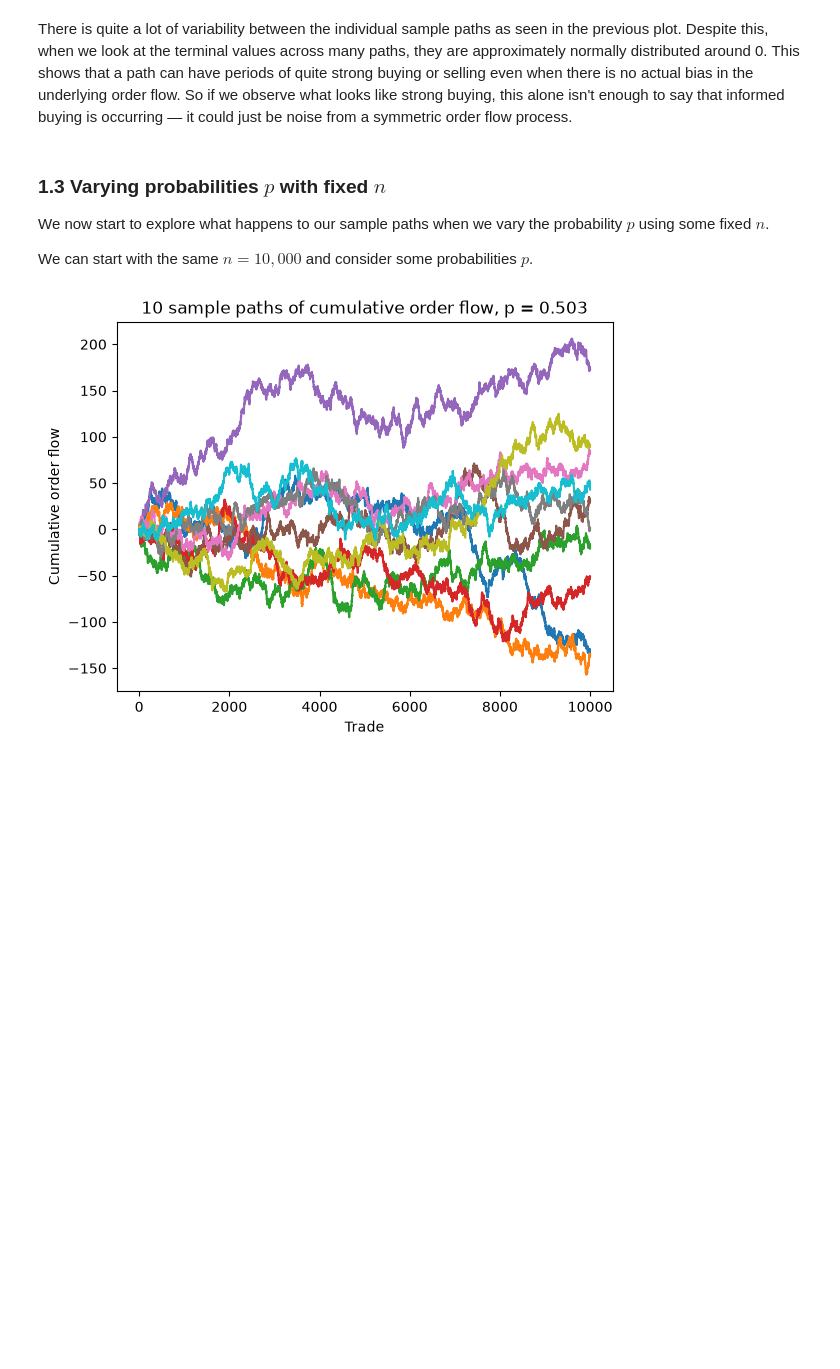
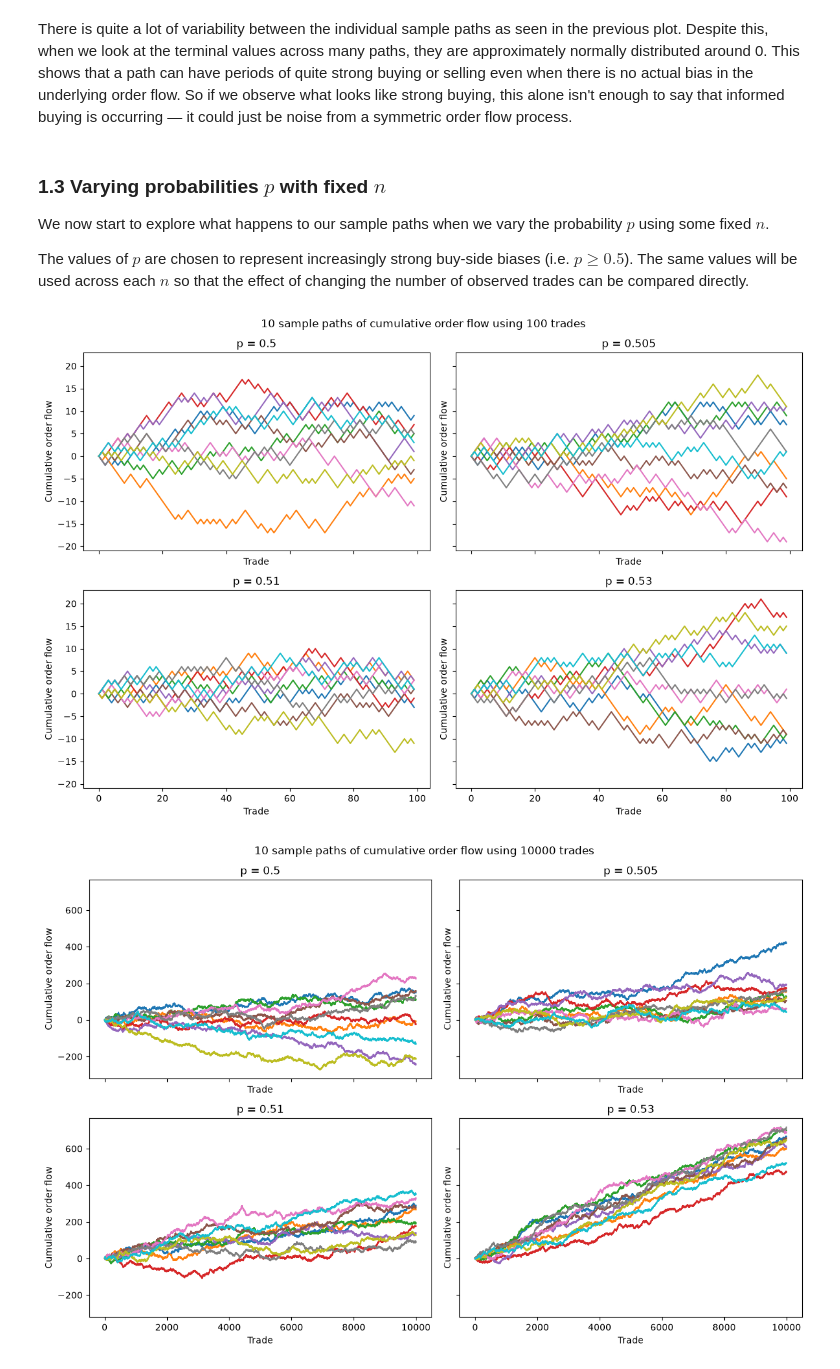
Before and after one commit to ApolloVo-Truong00/Order-flow-regime-detection, a Jupyter notebook: project testing.ipynb, the cells around one changed output. Saved outputs shown, nothing was run; the diff lists cells and outputs as text; code cells hidden in the pictures; blank space fills up the shorter version.

```diff
--- a/project testing.ipynb
+++ b/project testing.ipynb
@@ -153,23 +153,55 @@ There is quite a lot of variability between the individual sample paths as seen
 
 We now start to explore what happens to our sample paths when we vary the probability $p$ using some fixed $n$.
 
-We can start with the same $n = 10,000$ and consider some probabilities $p$.
+The values of $p$ are chosen to represent increasingly strong buy-side biases (i.e. $p \geq 0.5$). The same values will be used across each $n$ so that the effect of changing the number of observed trades can be compared directly.
 # %%
-# cumulative order flow simulation under different probabilities and n = 10000 steps
-n = 10**4
-p = 0.503
+# function that plots the cumulative order flows using different N, n, and p
+def plot_cum_order_flow(N, n, p_values):
+    """
+    Inputs:
+    N: number of sample paths
+    n: number of trades
+    p_values: probabilities of a buy
+    """
 
-# plotting N = 10 different sample paths
-N = 10
-for i in range(N):
-    # cumulative sample paths
-    X, S = cum_ord_flow(n = n, p = p)
-    plt.plot(np.arange(n), S)
+    # cumulative order flow simulation under different probabilities
 
-# plotting cumulative order flow
-plt.title(f"10 sample paths of cumulative order flow, p = {p}")
-plt.xlabel("Trade")
-plt.ylabel("Cumulative order flow")
-plt.show()
+    fig, axes = plt.subplots(
+        2, 2,
+        figsize=(12, 8),
+        sharex=True,
+        sharey=True
+    )
+
+    # for different p
+    for ax, p in zip(axes.flat, p_values):
+
+        # plotting N different sample paths for different values of p
+        for i in range(N):
+
+            # cumulative sample paths
+            X, S = cum_ord_flow(n=n, p=p)
+
+            ax.plot(np.arange(n), S)
+
+        # plotting cumulative order flow
+        ax.set_title(f"p = {p}")
+        ax.set_xlabel("Trade")
+        ax.set_ylabel("Cumulative order flow")
+
+    fig.suptitle(
+        f"{N} sample paths of cumulative order flow using {n} trades"
+    )
+
+    plt.tight_layout()
+    plt.show()
-# %% [output]
-[figure, removed]
+# %%
+# same p-values across n = 100, 1000, 10000 trades
+p_values = np.array([0.5, 0.505, 0.51, 0.53])
+
+plot_cum_order_flow(N=10, n=10**2, p_values=p_values)
+plot_cum_order_flow(N=10, n=10**4, p_values=p_values)
+plot_cum_order_flow(N=10, n=10**5, p_values=p_values)
+# %% [output]
+[figure, added]
+[figure, added]
```
Also changed, not shown: parts of 4 cells of this notebook.
